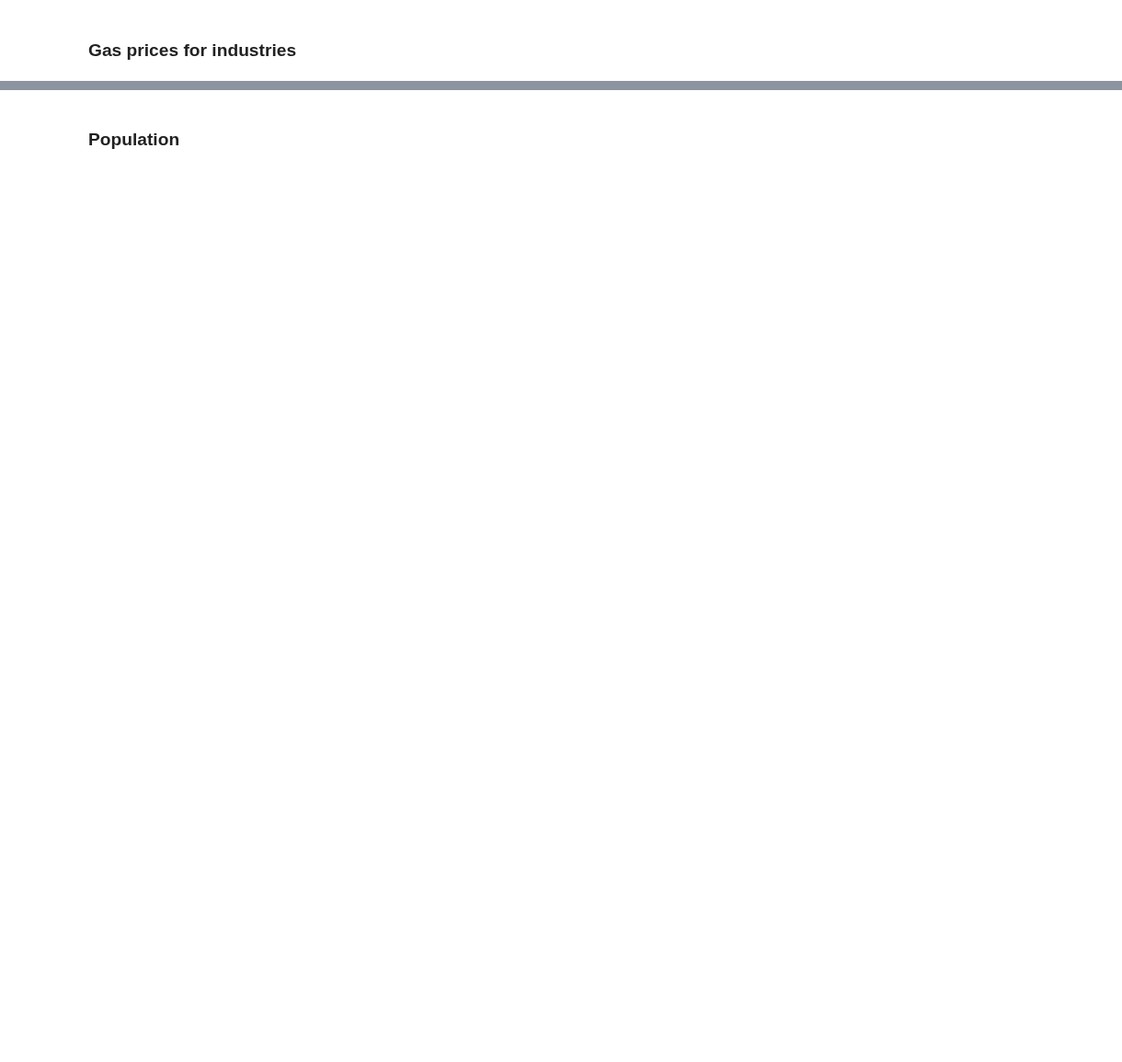
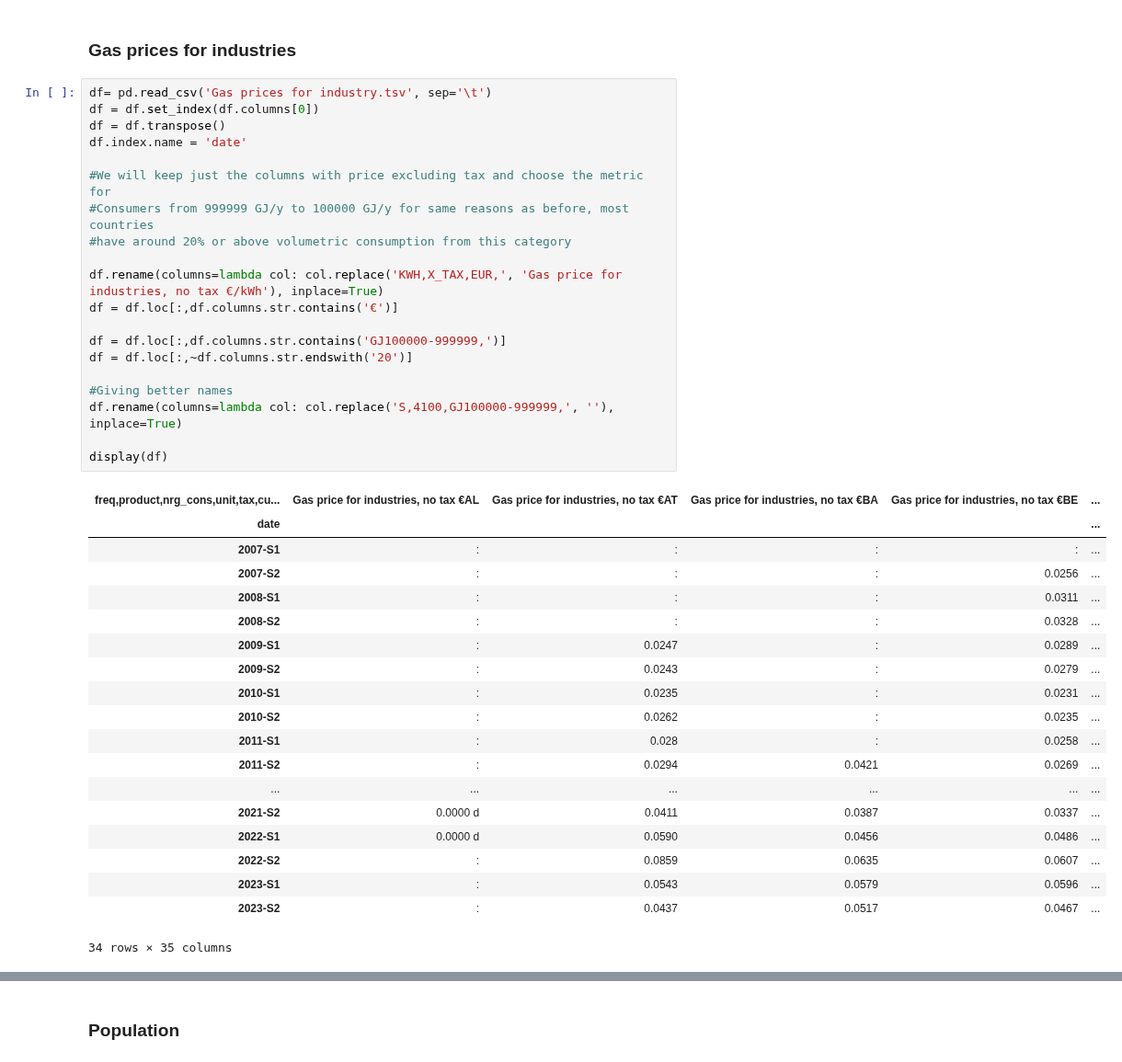
Before and after one commit to gaya22/Project_3_SEne, a Jupyter notebook: raw_df_for_features/cleaning_eurostat_files.ipynb, the cells around one changed output, grey strips where cells are left out. Shown at 92% size. Cells and saved outputs as stored; diff of their text form; blank space fills up the shorter version.

```diff
--- a/raw_df_for_features/cleaning_eurostat_files.ipynb
+++ b/raw_df_for_features/cleaning_eurostat_files.ipynb
@@ -438,2 +424,42 @@ display(s)
 # %% [markdown]
 ### Gas prices for industries
+# %%
+df= pd.read_csv('Gas prices for industry.tsv', sep='\t')
+df = df.set_index(df.columns[0])
+df = df.transpose()
+df.index.name = 'date'
+
+#We will keep just the columns with price excluding tax and choose the metric for
+#Consumers from 999999 GJ/y to 100000 GJ/y for same reasons as before, most countries
+#have around 20% or above volumetric consumption from this category
+
+df.rename(columns=lambda col: col.replace('KWH,X_TAX,EUR,', 'Gas price for industries, no tax €/kWh'), inplace=True)
+df = df.loc[:,df.columns.str.contains('€')]
+
+df = df.loc[:,df.columns.str.contains('GJ100000-999999,')]
+df = df.loc[:,~df.columns.str.endswith('20')]
+
+#Giving better names
+df.rename(columns=lambda col: col.replace('S,4100,GJ100000-999999,', ''), inplace=True)
+
+display(df)
+# %% [output]
+| freq,product,nrg_cons,unit,tax,cu... | Gas price for industries, no tax €AL | Gas price for industries, no tax €AT | Gas price for industries, no tax €BA | Gas price for industries, no tax €BE | ... |
+| date |  |  |  |  | ... |
+| 2007-S1 | : | : | : | : | ... |
+| 2007-S2 | : | : | : | 0.0256 | ... |
+| 2008-S1 | : | : | : | 0.0311 | ... |
+| 2008-S2 | : | : | : | 0.0328 | ... |
+| 2009-S1 | : | 0.0247 | : | 0.0289 | ... |
+| 2009-S2 | : | 0.0243 | : | 0.0279 | ... |
+| 2010-S1 | : | 0.0235 | : | 0.0231 | ... |
+| 2010-S2 | : | 0.0262 | : | 0.0235 | ... |
+| 2011-S1 | : | 0.028 | : | 0.0258 | ... |
+| 2011-S2 | : | 0.0294 | 0.0421 | 0.0269 | ... |
+| ... | ... | ... | ... | ... | ... |
+| 2021-S2 | 0.0000 d | 0.0411 | 0.0387 | 0.0337 | ... |
+| 2022-S1 | 0.0000 d | 0.0590 | 0.0456 | 0.0486 | ... |
+| 2022-S2 | : | 0.0859 | 0.0635 | 0.0607 | ... |
+| 2023-S1 | : | 0.0543 | 0.0579 | 0.0596 | ... |
+| 2023-S2 | : | 0.0437 | 0.0517 | 0.0467 | ... |
+34 rows × 35 columns
```
Also changed, not shown: parts of 16 cells of this notebook, 4 other files.
